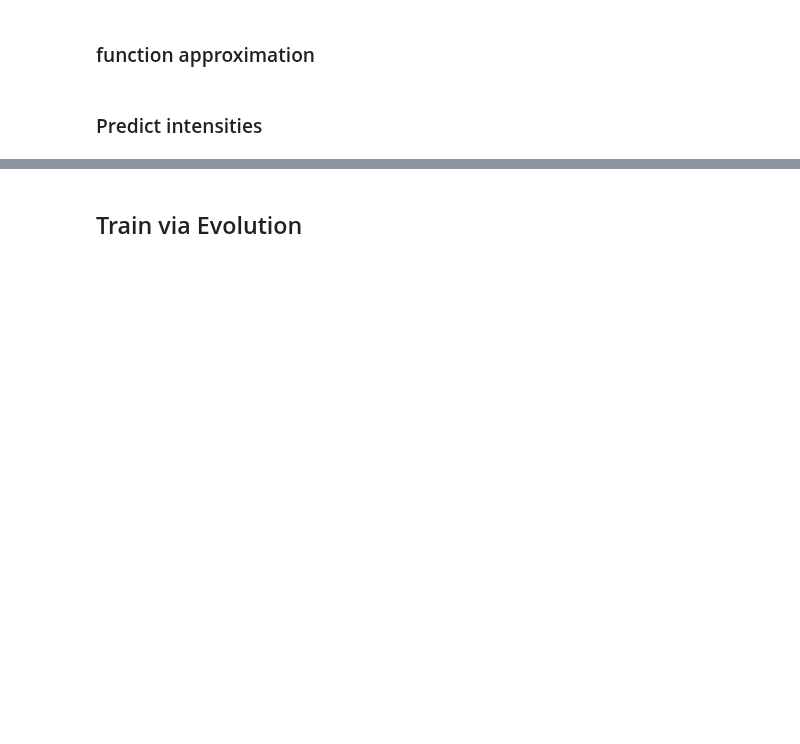
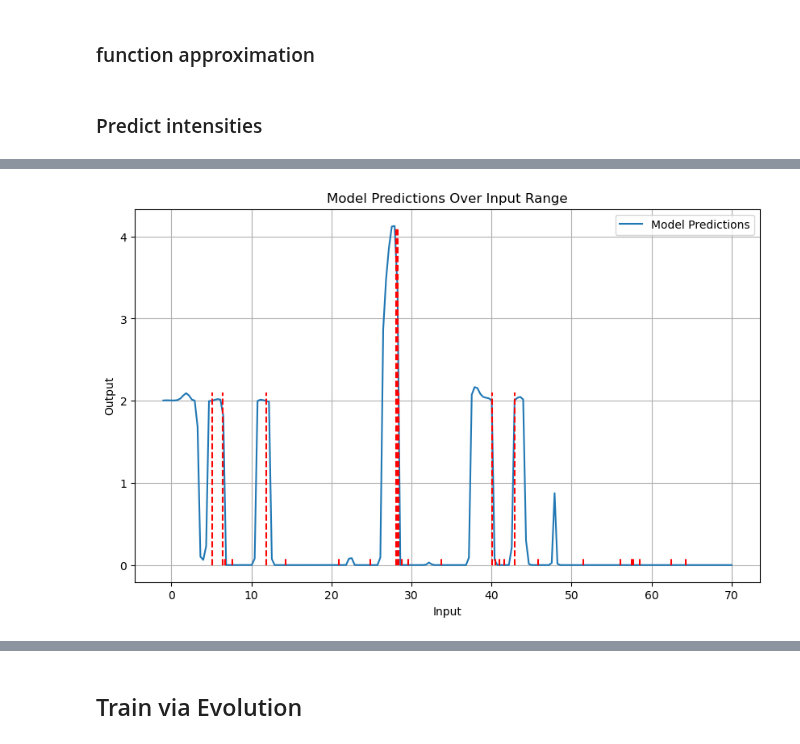
Before and after one commit to Thahit/Recommender_Sim, a Jupyter notebook: notebooks/test_state_intensity.ipynb, the cells around one changed output, grey strips where cells are left out. Cells and saved outputs as stored; diff of their text form; code cells hidden in the pictures; blank space fills up the shorter version.

```diff
--- a/notebooks/test_state_intensity.ipynb
+++ b/notebooks/test_state_intensity.ipynb
@@ -455,0 +587,27 @@ epch: 1 loss_sum: 402404.6846
+# %%
+x_range = np.linspace(-1, 70, 200)  # Adjust the range as needed
+x_range_tensor = torch.tensor(x_range, dtype=torch.float32).unsqueeze(1)
+state = torch.zeros((len(x_range), state_size))
+model.eval()
+with torch.no_grad():
+    predictions = model(state, x_range_tensor).numpy()
+
+# Plot the results
+plt.figure(figsize=(10, 6))
+plt.plot(x_range, predictions, label='Model Predictions')
+
+for i in range(len(dataset)):
+    sample = dataset[i]
+    x_pos= sample['timestep'].item()
+    height =sample['frequency'].item()+.1
+    plt.plot([x_pos, x_pos], [0, height], linestyle='--', color='red')
+
+#plt.scatter(x_train.numpy(), y_train.numpy(), color='red', label='Training Data')
+plt.xlabel('Input')
+plt.ylabel('Output')
+plt.title('Model Predictions Over Input Range')
+plt.legend()
+plt.grid(True)
+plt.show()
+# %% [output]
+[figure, added]
```
Also changed, not shown: parts of 16 cells of this notebook.
